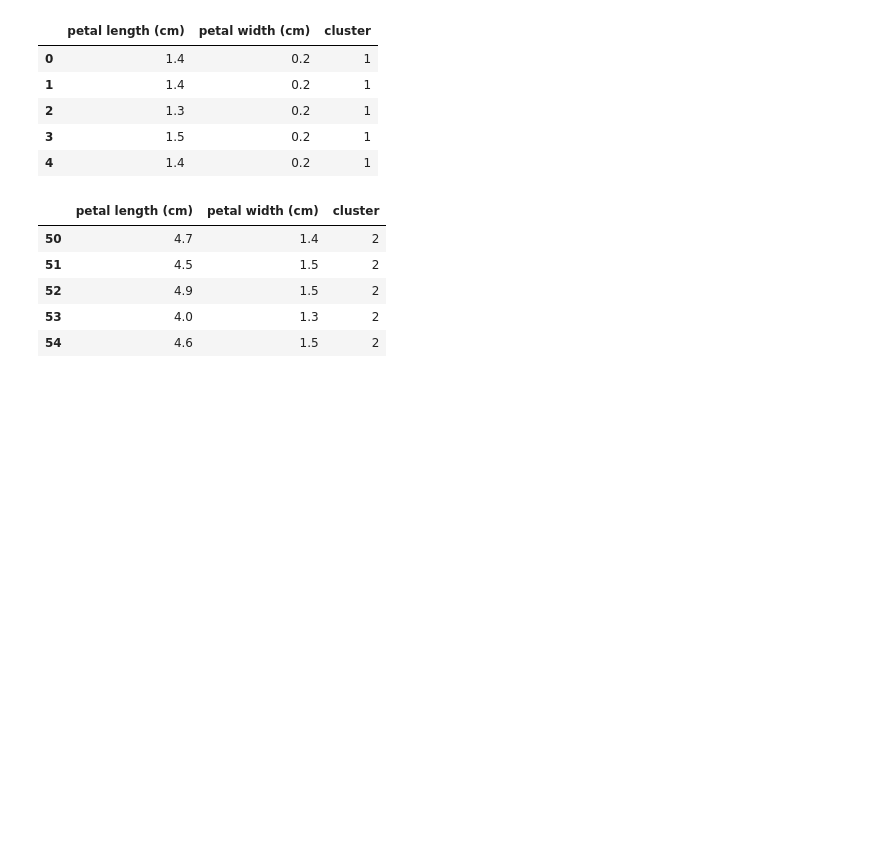
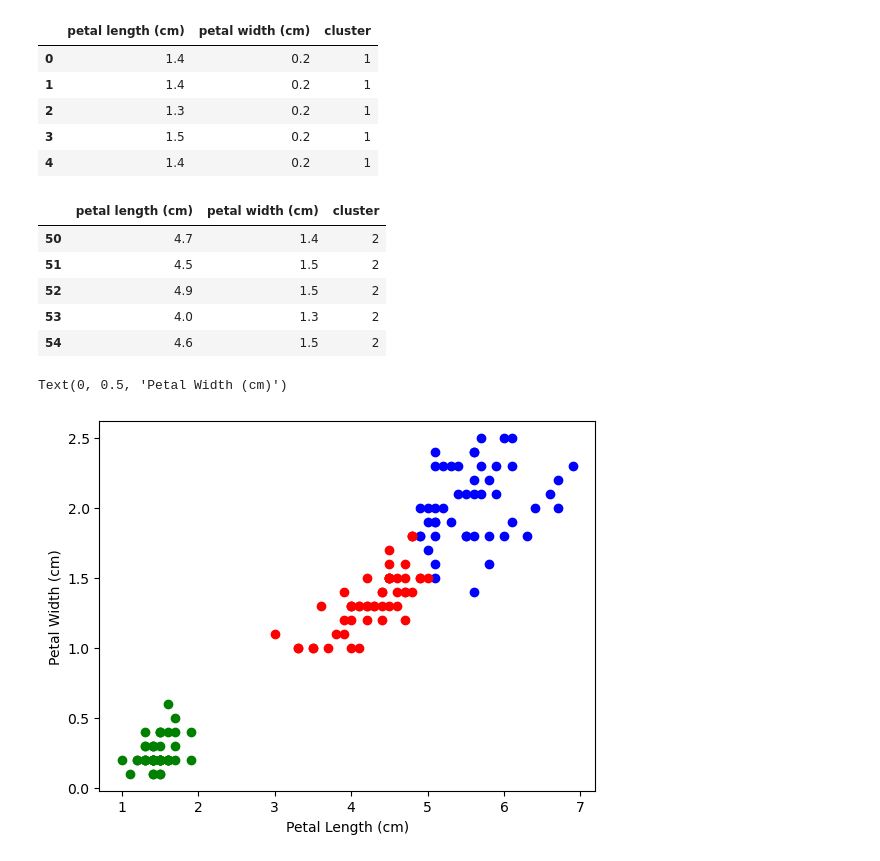
Before and after one commit to bekaDessalegn/ML, a Jupyter notebook: K Means/iris.ipynb, the cells around one changed output. Drawn from its saved outputs; the diff is of its cells as text; code cells hidden in the pictures; blank space fills up the shorter version.

```diff
--- a/K Means/iris.ipynb
+++ b/K Means/iris.ipynb
@@ -104,6 +104,10 @@ df3.head()
 # %%
 plt.scatter(df1[["petal length (cm)"]], df1[["petal width (cm)"]], color="blue")
 plt.scatter(df2[["petal length (cm)"]], df2[["petal width (cm)"]], color="green")
 plt.scatter(df3[["petal length (cm)"]], df3[["petal width (cm)"]], color="red")
 
-plt.xlabel("")
+plt.xlabel("Petal Length (cm)")
+plt.ylabel("Petal Width (cm)")
+# %% [output]
+Text(0, 0.5, 'Petal Width (cm)')
+[figure, added]
```
Also changed, not shown: 2 other files.
